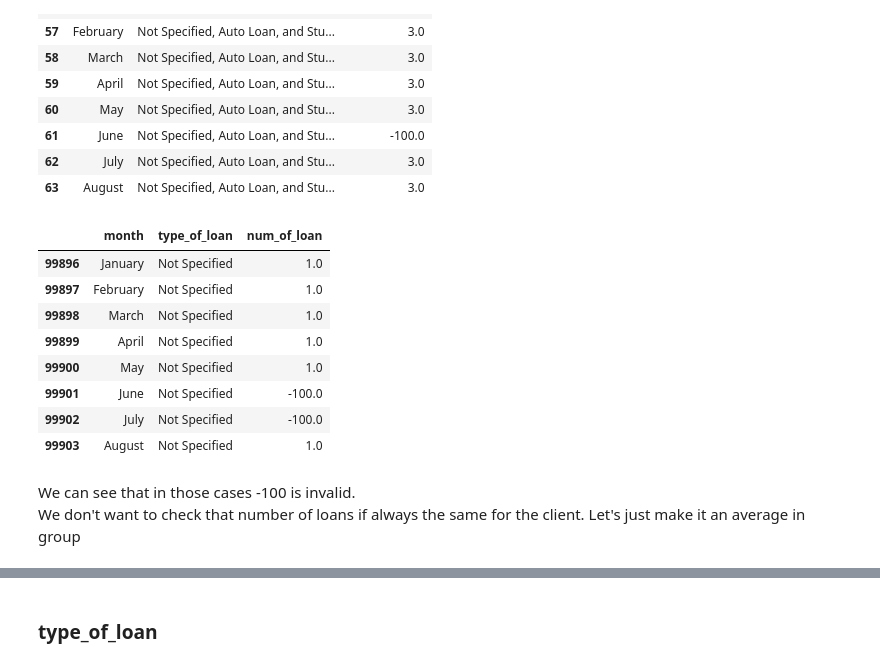
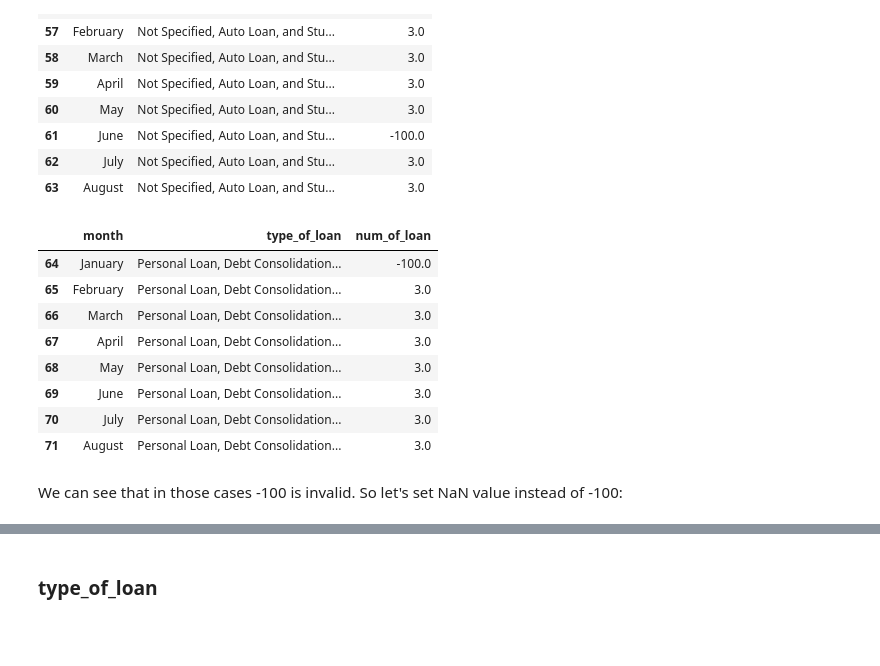
Before and after one commit to Stayermax/MLzoomcamp_midterm_project, a Jupyter notebook: dataset_eda.ipynb, the cells around one changed output, grey strips where cells are left out. Saved outputs shown, nothing was run; the diff lists cells and outputs as text; code cells hidden in the pictures; blank space fills up the shorter version.

```diff
--- a/dataset_eda.ipynb
+++ b/dataset_eda.ipynb
@@ -280,19 +280,18 @@ df[df['customer_id'] == 'CUS_0x5407'][['month', 'type_of_loan', 'num_of_loan']]
 | 62 | July | Not Specified, Auto Loan, and Stu... | 3.0 |
 | 63 | August | Not Specified, Auto Loan, and Stu... | 3.0 |
 # %%
-df[df['customer_id'] == 'CUS_0x4986'][['month', 'type_of_loan', 'num_of_loan']]
+df[df['customer_id'] == 'CUS_0x4157'][['month', 'type_of_loan', 'num_of_loan']]
 # %% [output]
 |  | month | type_of_loan | num_of_loan |
-| 99896 | January | Not Specified | 1.0 |
-| 99897 | February | Not Specified | 1.0 |
-| 99898 | March | Not Specified | 1.0 |
-| 99899 | April | Not Specified | 1.0 |
-| 99900 | May | Not Specified | 1.0 |
-| 99901 | June | Not Specified | -100.0 |
-| 99902 | July | Not Specified | -100.0 |
-| 99903 | August | Not Specified | 1.0 |
+| 64 | January | Personal Loan, Debt Consolidation... | -100.0 |
+| 65 | February | Personal Loan, Debt Consolidation... | 3.0 |
+| 66 | March | Personal Loan, Debt Consolidation... | 3.0 |
+| 67 | April | Personal Loan, Debt Consolidation... | 3.0 |
+| 68 | May | Personal Loan, Debt Consolidation... | 3.0 |
+| 69 | June | Personal Loan, Debt Consolidation... | 3.0 |
+| 70 | July | Personal Loan, Debt Consolidation... | 3.0 |
+| 71 | August | Personal Loan, Debt Consolidation... | 3.0 |
 # %% [markdown]
-We can see that in those cases -100 is invalid.
-We don't want to check that number of loans if always the same for the client. Let's just make it an average in group
+We can see that in those cases -100 is invalid. So let's set NaN value instead of -100:
 # %%
 df.loc[df['num_of_loan'] == -100, 'num_of_loan'] = np.nan
```
Also changed, not shown: parts of 46 cells of this notebook.
